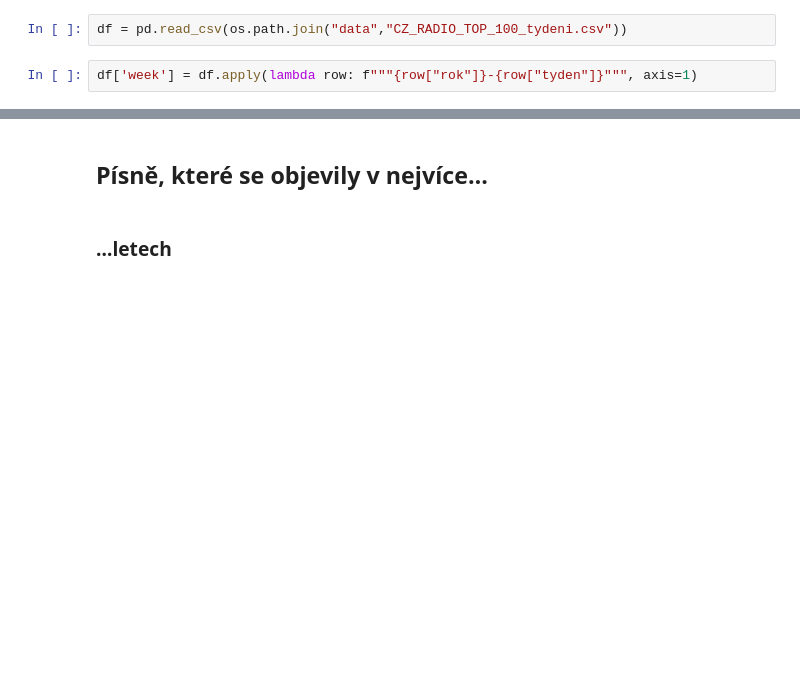
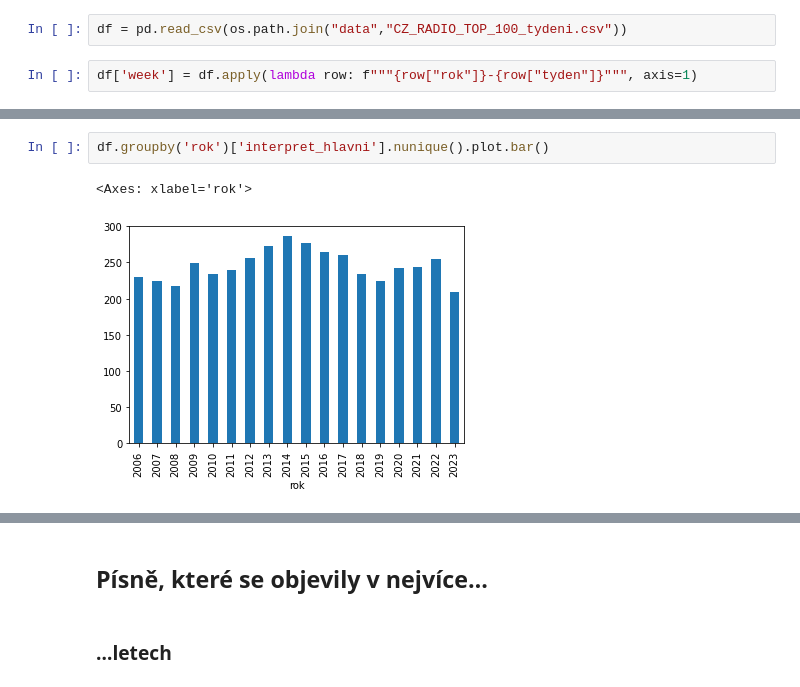
Before and after one commit to DataRozhlas/hitparady, a Jupyter notebook: 100 explorace CZ - RADIO - TOP 100.ipynb, the cells around one changed output, grey strips where cells are left out. Cells and saved outputs as stored; diff of their text form; blank space fills up the shorter version.

```diff
--- a/100 explorace CZ - RADIO - TOP 100.ipynb
+++ b/100 explorace CZ - RADIO - TOP 100.ipynb
@@ -16,0 +24,5 @@ df.sample(5)
+# %%
+df.groupby('rok')['interpret_hlavni'].nunique().plot.bar()
+# %% [output]
+<Axes: xlabel='rok'>
+[figure, added]
```
Also changed, not shown: parts of 5 cells of this notebook, 6 other files.
